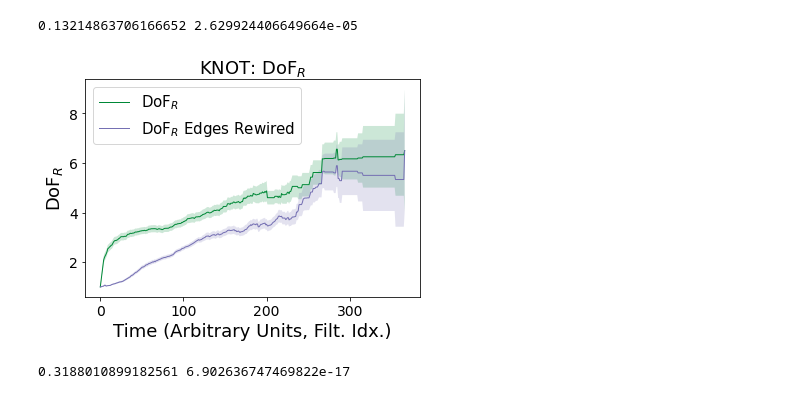
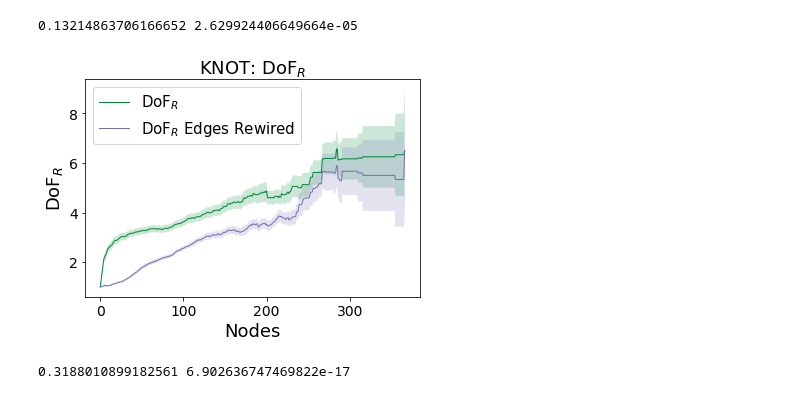
Before and after one commit to spatank/Curiosity, a Jupyter notebook: v8/mech_plotting.ipynb, the cells around one changed output. Cells and saved outputs as stored; diff of their text form; code cells hidden in the pictures.

```diff
--- a/v8/mech_plotting.ipynb
+++ b/v8/mech_plotting.ipynb
@@ -185,14 +185,14 @@ print(ks, p_ks)
 # %%
 x_1, mean_1 = plot_curve(all_rigid, curve_label = 'DoF$_R$', curve_color = '#008837')
 x_2, mean_2 = plot_curve(all_rigid_edge_rewired, curve_label = 'DoF$_R$ Edges Rewired', curve_color = '#7570b3')
 # x_2, mean_2 = plot_curve(all_rigid_latticized, curve_label = 'DoF$_R$ Latticized', curve_color = '#d95f02')
 plt.title('KNOT: DoF$_R$', fontsize = 18)
-plt.xlabel('Time (Arbitrary Units, Filt. Idx.)', fontsize = 18)
+plt.xlabel('Nodes', fontsize = 18)
 plt.ylabel('DoF$_R$', fontsize = 18)
 plt.legend(loc = 'upper left', fontsize = 15)
 plt.savefig('Figures/Mech/all_KNOT_rigid.pdf', transparent = True, bbox_inches = 'tight')
 # %% [output]
-[figure, old version]
+[figure, new version]
 # %%
 ks, p_ks = stats.ks_2samp(mean_1, mean_2, alternative = 'two-sided')
 print(ks, p_ks)
```
Also changed, not shown: parts of 28 cells of this notebook.
